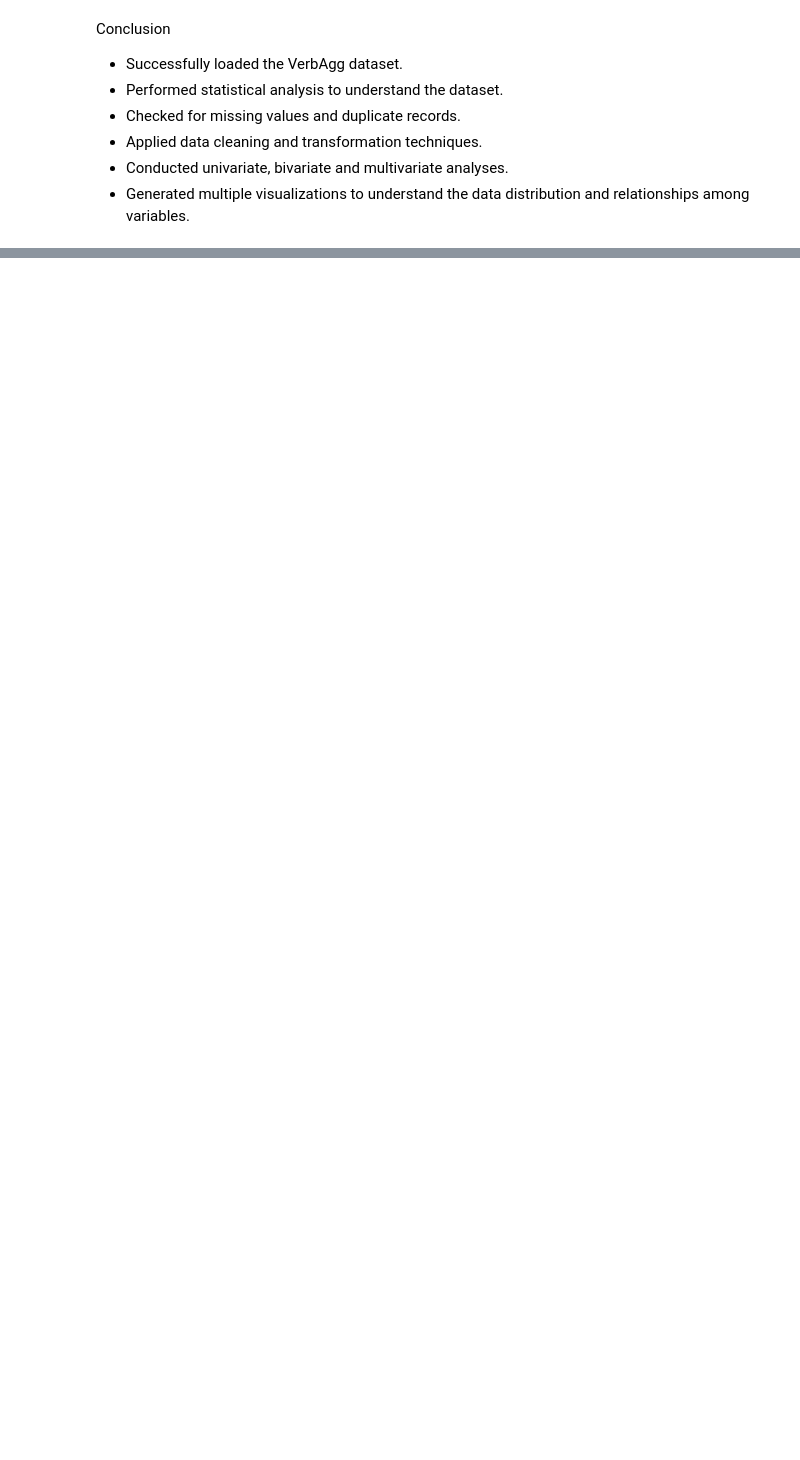
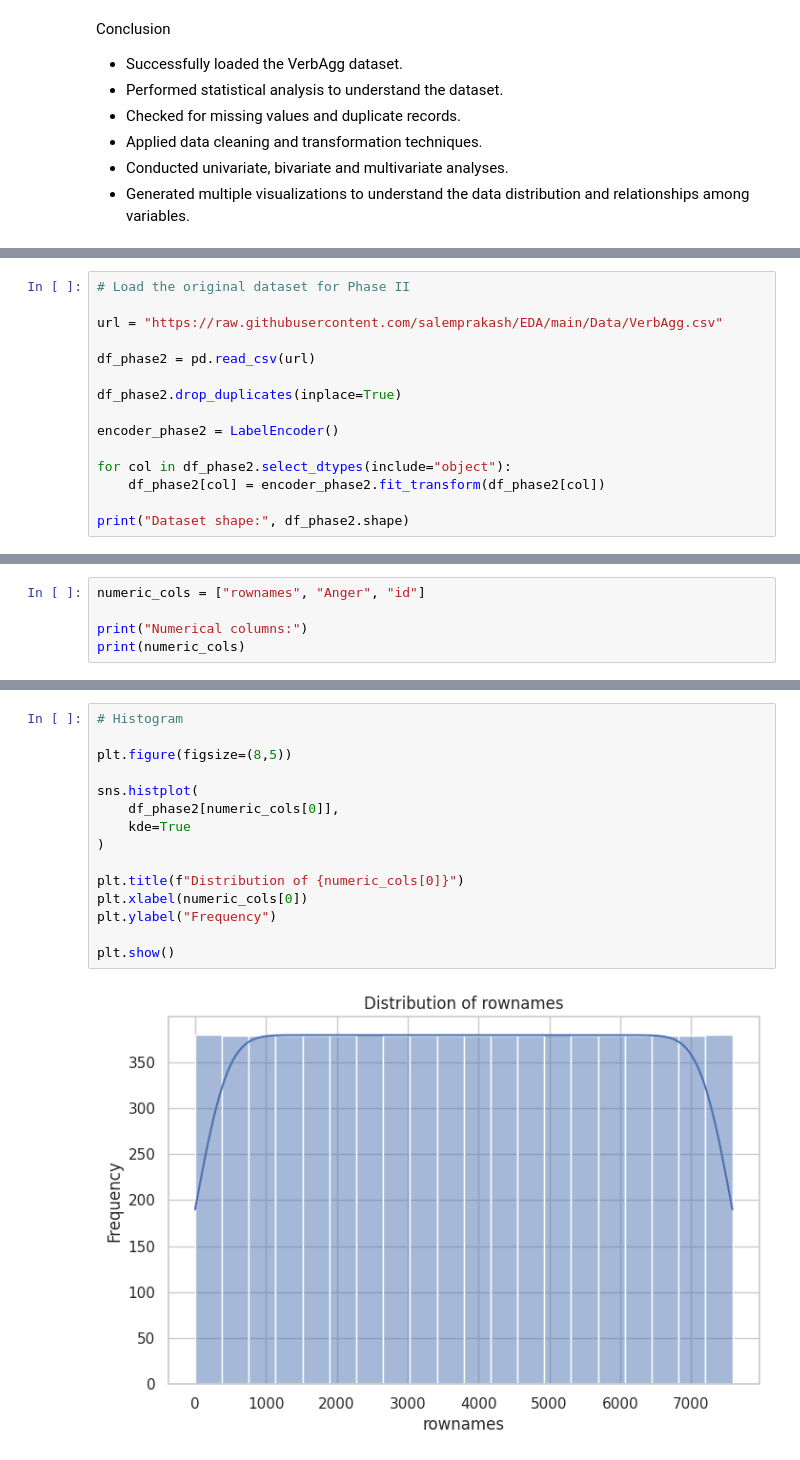
Before and after one commit to Ishita1609/Ishita-Singh, a Jupyter notebook: EDA_Phase1.ipynb, the cells around one changed output, grey strips where cells are left out. Cells and saved outputs as stored; diff of their text form; blank space fills up the shorter version.

Commit message:
Updated notebook with Phase II analysis

```diff
--- a/EDA_Phase1.ipynb
+++ b/EDA_Phase1.ipynb
@@ -256,0 +265,15 @@ Conclusion
+# %%
+# Load the original dataset for Phase II
+
+url = "https://raw.githubusercontent.com/salemprakash/EDA/main/Data/VerbAgg.csv"
+
+df_phase2 = pd.read_csv(url)
+
+df_phase2.drop_duplicates(inplace=True)
+
+encoder_phase2 = LabelEncoder()
+
+for col in df_phase2.select_dtypes(include="object"):
+    df_phase2[col] = encoder_phase2.fit_transform(df_phase2[col])
+
+print("Dataset shape:", df_phase2.shape)
@@ -256,0 +284,5 @@ Conclusion
+# %%
+numeric_cols = ["rownames", "Anger", "id"]
+
+print("Numerical columns:")
+print(numeric_cols)
@@ -256,0 +315,17 @@ Conclusion
+# %%
+# Histogram
+
+plt.figure(figsize=(8,5))
+
+sns.histplot(
+    df_phase2[numeric_cols[0]],
+    kde=True
+)
+
+plt.title(f"Distribution of {numeric_cols[0]}")
+plt.xlabel(numeric_cols[0])
+plt.ylabel("Frequency")
+
+plt.show()
+# %% [output]
+[figure, added]
```
Also changed, not shown: parts of 30 cells of this notebook.
